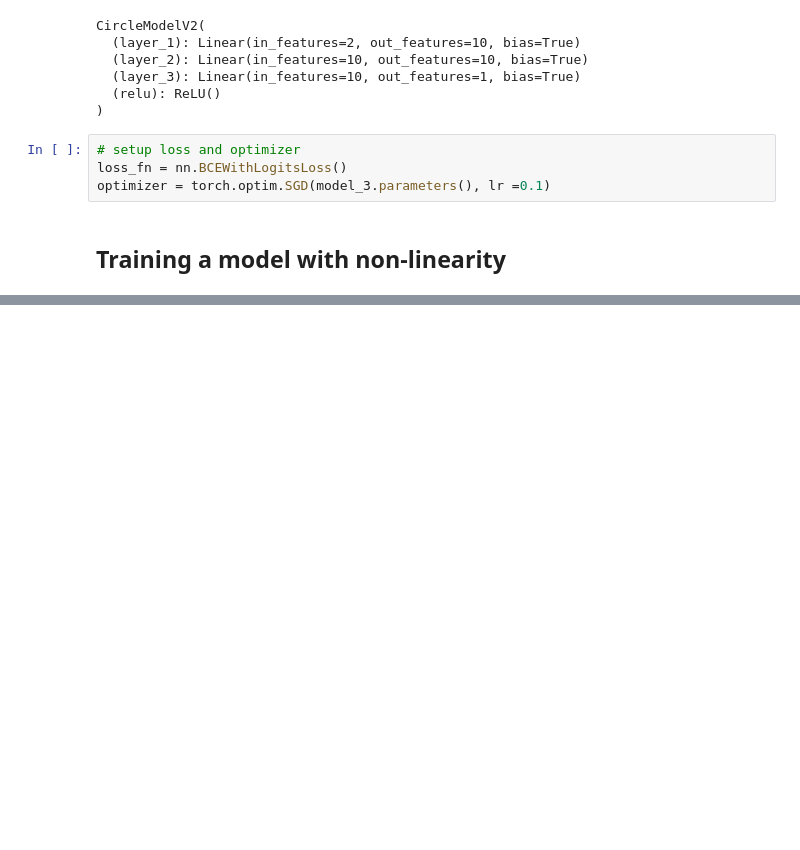
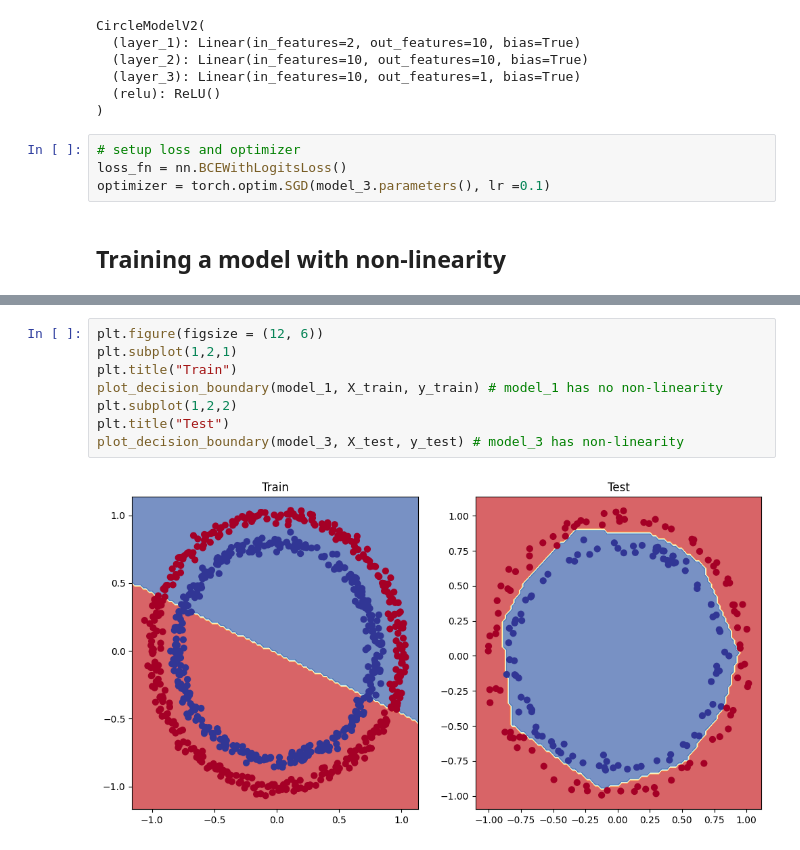
Before and after one commit to lnsayer/udemy_ml_course, a Jupyter notebook: 02_pytorch_neural_network_classification.ipynb, the cells around one changed output, grey strips where cells are left out. Saved outputs shown, nothing was run; the diff lists cells and outputs as text; blank space fills up the shorter version.

```diff
--- a/02_pytorch_neural_network_classification.ipynb
+++ b/02_pytorch_neural_network_classification.ipynb
@@ -478,0 +521,10 @@ tensor([0.0229, 0.0156, 0.0051, 0.0073, 0.0201, 0.0127, 0.0168, 0.0201, 0.0154,
+# %%
+plt.figure(figsize = (12, 6))
+plt.subplot(1,2,1)
+plt.title("Train")
+plot_decision_boundary(model_1, X_train, y_train) # model_1 has no non-linearity
+plt.subplot(1,2,2)
+plt.title("Test")
+plot_decision_boundary(model_3, X_test, y_test) # model_3 has non-linearity
+# %% [output]
+[figure, added]
```
Also changed, not shown: parts of 2 cells of this notebook.
